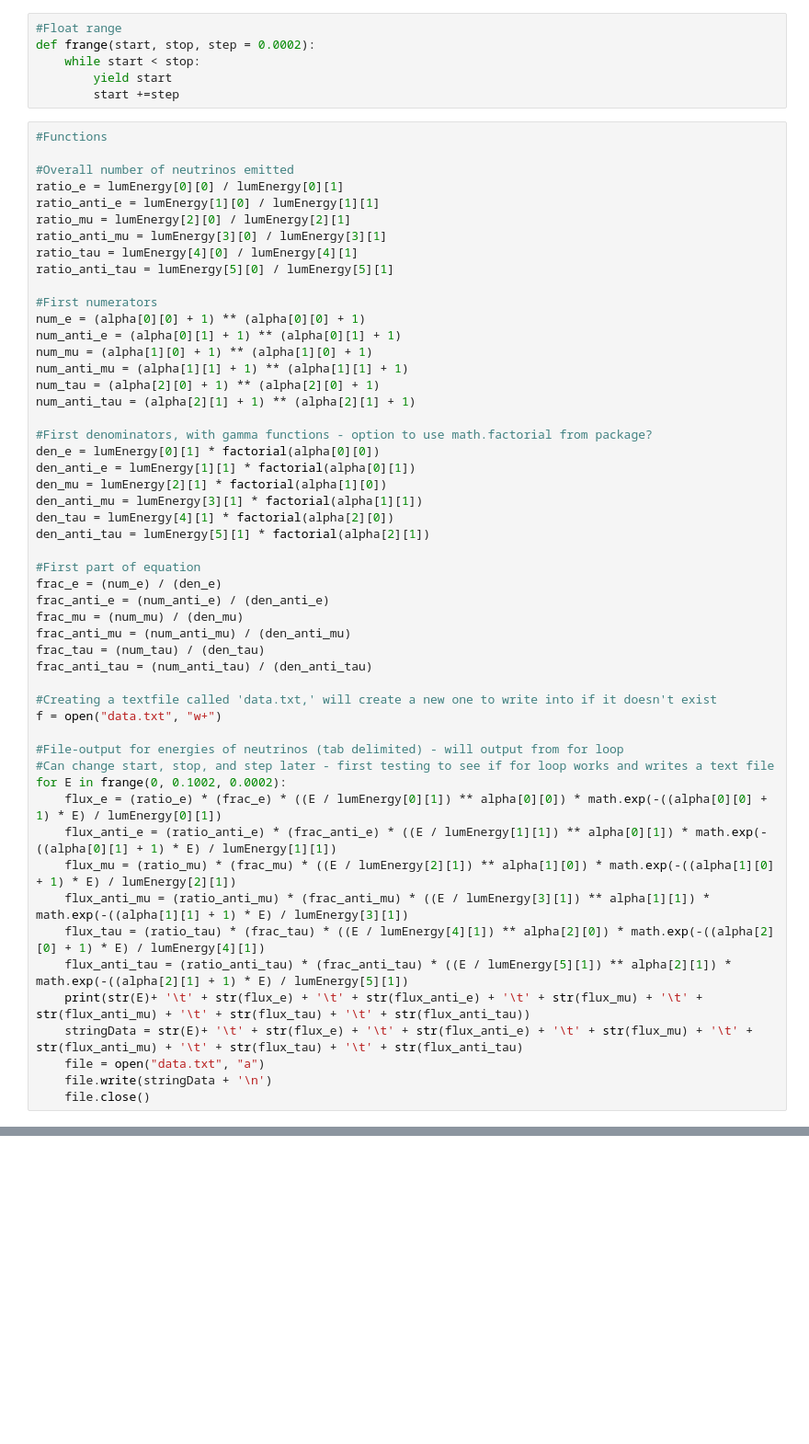
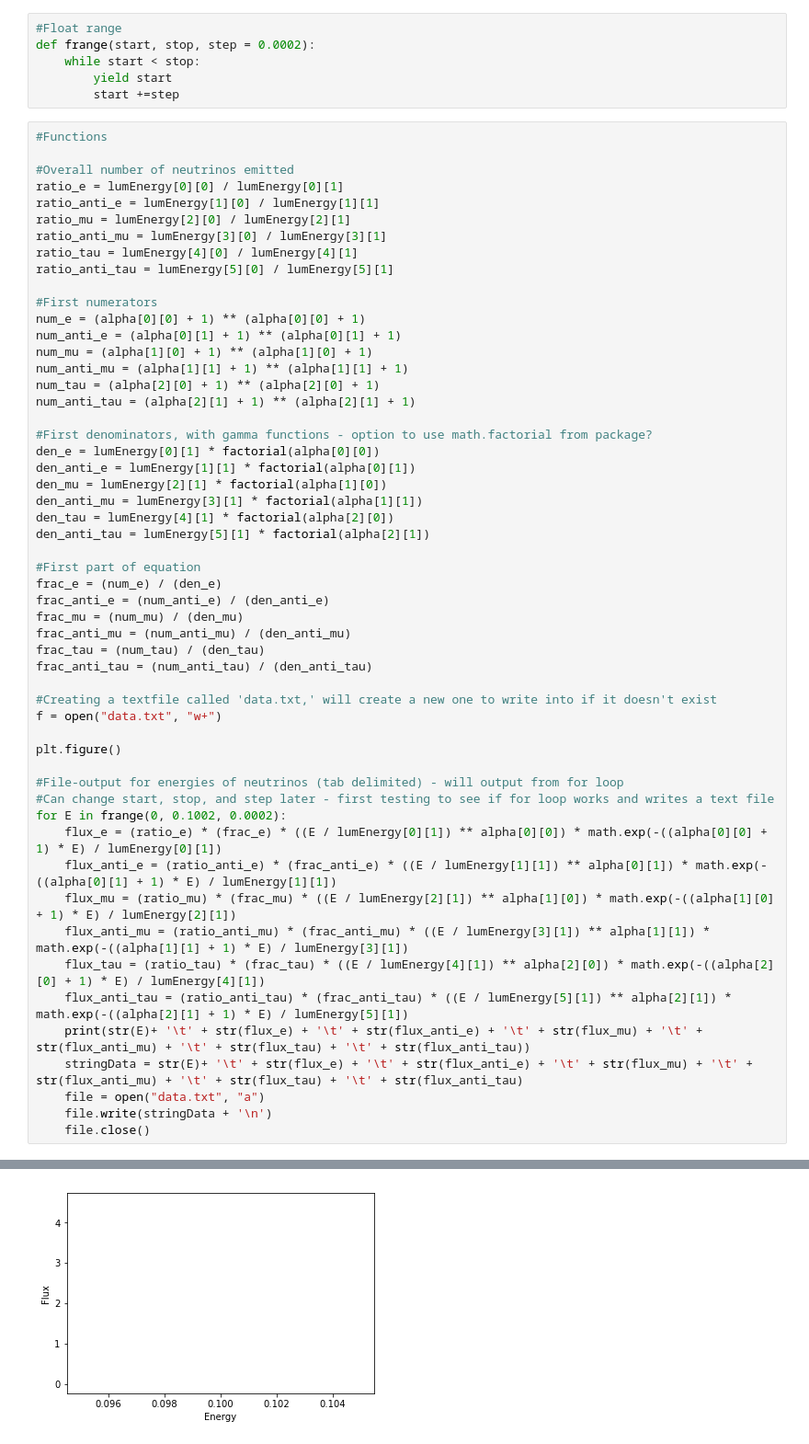
Before and after one commit to shilpakancharla/supernova, a Jupyter notebook: Input parameters.ipynb, the cells around one changed output, grey strips where cells are left out. Shown: that part at 92% size. Drawn from its saved outputs; the diff is of its cells as text; blank space fills up the shorter version.

Commit message:
plots for first timestap

```diff
--- a/Input parameters.ipynb
+++ b/Input parameters.ipynb
@@ -135,35 +136,38 @@ frac_anti_tau = (num_anti_tau) / (den_anti_tau)
 #Creating a textfile called 'data.txt,' will create a new one to write into if it doesn't exist
 f = open("data.txt", "w+")
 
+plt.figure()
+
 #File-output for energies of neutrinos (tab delimited) - will output from for loop
 #Can change start, stop, and step later - first testing to see if for loop works and writes a text file
 for E in frange(0, 0.1002, 0.0002):
     flux_e = (ratio_e) * (frac_e) * ((E / lumEnergy[0][1]) ** alpha[0][0]) * math.exp(-((alpha[0][0] + 1) * E) / lumEnergy[0][1])
     flux_anti_e = (ratio_anti_e) * (frac_anti_e) * ((E / lumEnergy[1][1]) ** alpha[0][1]) * math.exp(-((alpha[0][1] + 1) * E) / lumEnergy[1][1])
     flux_mu = (ratio_mu) * (frac_mu) * ((E / lumEnergy[2][1]) ** alpha[1][0]) * math.exp(-((alpha[1][0] + 1) * E) / lumEnergy[2][1])
     flux_anti_mu = (ratio_anti_mu) * (frac_anti_mu) * ((E / lumEnergy[3][1]) ** alpha[1][1]) * math.exp(-((alpha[1][1] + 1) * E) / lumEnergy[3][1])
     flux_tau = (ratio_tau) * (frac_tau) * ((E / lumEnergy[4][1]) ** alpha[2][0]) * math.exp(-((alpha[2][0] + 1) * E) / lumEnergy[4][1])
     flux_anti_tau = (ratio_anti_tau) * (frac_anti_tau) * ((E / lumEnergy[5][1]) ** alpha[2][1]) * math.exp(-((alpha[2][1] + 1) * E) / lumEnergy[5][1])
     print(str(E)+ '\t' + str(flux_e) + '\t' + str(flux_anti_e) + '\t' + str(flux_mu) + '\t' + str(flux_anti_mu) + '\t' + str(flux_tau) + '\t' + str(flux_anti_tau))
     stringData = str(E)+ '\t' + str(flux_e) + '\t' + str(flux_anti_e) + '\t' + str(flux_mu) + '\t' + str(flux_anti_mu) + '\t' + str(flux_tau) + '\t' + str(flux_anti_tau)
     file = open("data.txt", "a")
     file.write(stringData + '\n')
     file.close()
 # %% [output]
 0       0.0     0.0     0.0     0.0     0.0     0.0
 0.0002  2.03066773391e-14       2.08312501042e-14       2.4689711989e-10        2.42854243731e-05       1.68699382593e-07       3.99920007999e-08
 0.0004  1.62434853669e-13       1.66633336666e-13       9.87522642524e-10       9.7083429956e-05        6.74595121476e-07       1.59936012798e-07
 0.0006  5.48154981269e-13       5.6233127531e-13        2.22177782222e-09       0.000218306694082       1.51738373991e-06       3.59784064787e-07
 0.0008  1.29918183956e-12       1.33280010665e-12       3.94956392646e-09       0.000387867998849       2.69676194322e-06       6.39488204745e-07
 0.001   2.53717455102e-12       2.6028649088e-12        6.1707822359e-09        0.000605680231018       4.21242661872e-06       9.99000499833e-07
 0.0012  4.38373659706e-12       4.49730080984e-12       8.88533404435e-09       0.000871656381908       6.0640748356e-06        1.43827303639e-06
 0.0014  6.96041583396e-12       7.14083300032e-12       1.20931206588e-08       0.00118570954729        8.25140384484e-06       1.9572579199e-06
 0.0016  1.03887045087e-11       1.06581367458e-11       1.57940433993e-08       0.00154775292727        1.07741110791e-05       2.55590727505e-06
 0.0018  1.47900392751e-11       1.51738373991e-11       1.99880035993e-08       0.00195769982623        1.36318941528e-05       3.23417324565e-06
 0.002   2.02858012091e-11       2.08125104132e-11       2.46749026051e-08       0.00241546365265        1.68244508616e-05       3.99200799467e-06
 0.0022  2.69973158255e-11       2.76986813533e-11       2.98546417764e-08       0.00292095791908        2.03514791829e-05       4.82936370422e-06
 ... (485 lines left out)
 0.0994  2.35553597541e-06       2.43356803949e-06       5.9002189817e-05        4.45463819587   0.0359089950994 0.00894548511287
 0.0996  2.36951231343e-06       2.44804234477e-06       5.92359128505e-05       4.46989959512   0.0360428290023 0.00897972313187
 0.0998  2.38354274572e-06       2.46257295096e-06       5.94700821292e-05       4.48517710886   0.0361768699621 0.00901401950077
 0.1     2.39762736827e-06       2.47715995964e-06       5.97046975606e-05       4.50047069064   0.0363111177554 0.00904837418036
+[figure, added]
```
Also changed, not shown: parts of 7 cells of this notebook.
